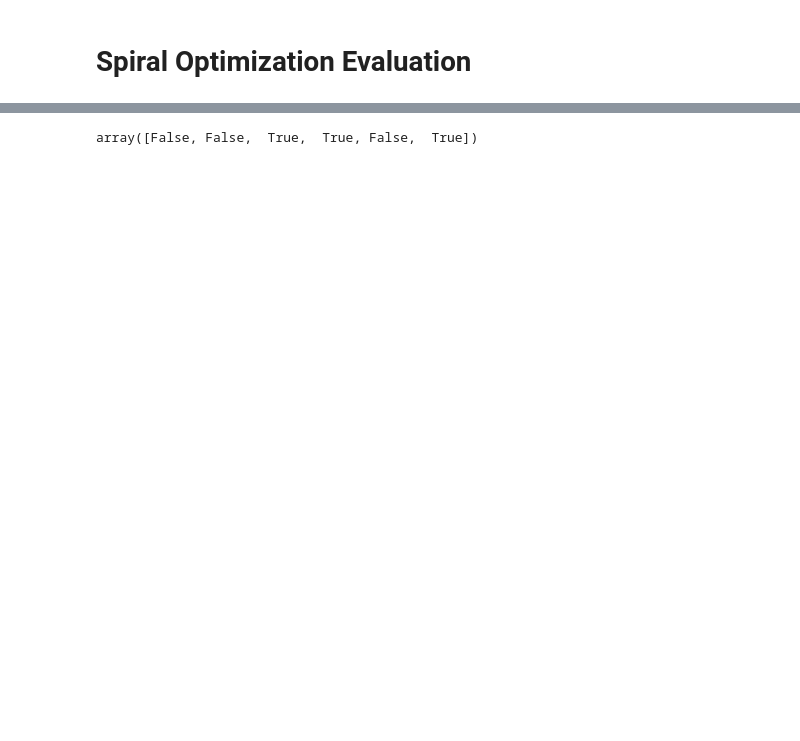
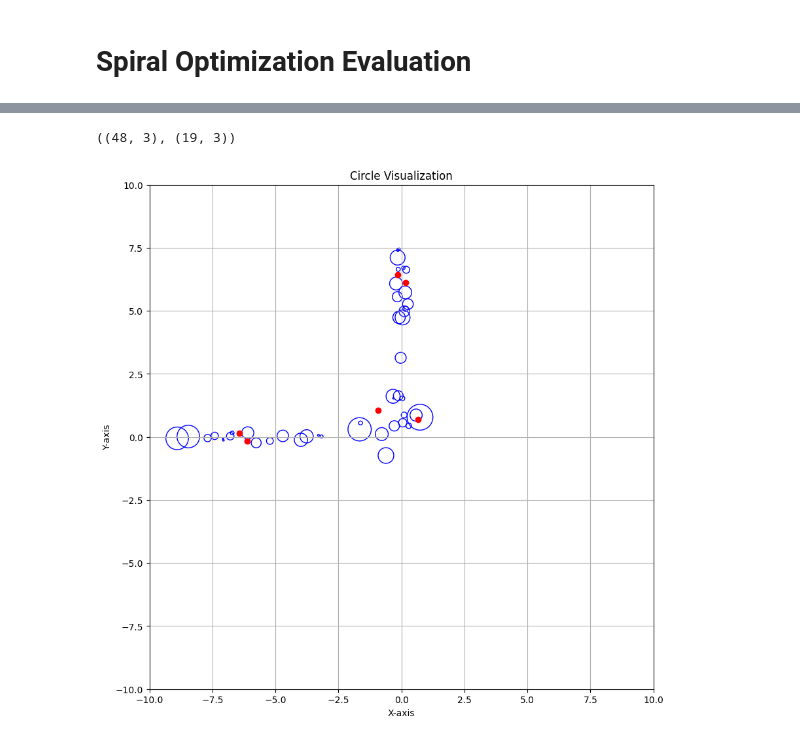
Before and after one commit to kevinsean-10/Thesis, a Jupyter notebook: Thesis - Python/Spiral Optimization/new/spo-new-2-root.ipynb, the cells around one changed output, grey strips where cells are left out. Cells and saved outputs as stored; diff of their text form; code cells hidden in the pictures; blank space fills up the shorter version.

```diff
--- a/Thesis - Python/Spiral Optimization/new/spo-new-2-root.ipynb
+++ b/Thesis - Python/Spiral Optimization/new/spo-new-2-root.ipynb
@@ -335,4 +326,53 @@ array([[ 0.16333332,  6.12243929],
-# %%
-unique_roots
-# %% [output]
-array([False, False,  True,  True, False,  True])
+# %%
+import pandas as pd
+import re
+import matplotlib.pyplot as plt
+
+sean = pd.read_csv(r"D:\OneDrive - Institut Teknologi Bandung\[AKADEMIK]\Semester 7-8\TA\Thesis\Thesis - Matlab\Spiral Optimization\cluster_sean.csv", header=None)
+bunovri = pd.read_csv(r"D:\OneDrive - Institut Teknologi Bandung\[AKADEMIK]\Semester 7-8\TA\Thesis\Thesis - Matlab\SpiralTest\cluster_bunovri.csv",header=None)
+sean.shape, bunovri.shape
+# %% [output]
+((48, 3), (19, 3))
+# %%
+def plot_circle(ax, center, radius):
+    # Extract x and y coordinates from the center array
+    x_center, y_center = center
+
+    # Plot the circle
+    circle = plt.Circle((x_center, y_center), radius, color='blue', fill=False)
+
+    # Add the circle to the plot
+    ax.add_artist(circle)
+
+    # Set equal aspect ratio to ensure the circle is displayed as a circle
+    ax.set_aspect('equal', adjustable='box')
+
+    # Set axis limits
+    ax.set_xlim(x_center - radius - 1, x_center + radius + 1)
+    ax.set_ylim(y_center - radius - 1, y_center + radius + 1)
+
+    # Set labels and title
+    ax.set_xlabel('X-axis')
+    ax.set_ylabel('Y-axis')
+    ax.set_title('Circle Visualization')
+    ax.grid(True)
+
+# Create a figure and axis
+fig, ax = plt.subplots(figsize=(10,10))
+
+# Define center points and radii for multiple circles
+centers = sean.iloc[:,:2].values
+radii = sean.iloc[:,2].values
+
+# Plot each circle
+for center, radius in zip(centers, radii):
+    plot_circle(ax, center, radius)
+
+ax.scatter(answ[:, 0], answ[:, 1], color='red', label='Points')
+
+ax.set_xlim(boundaries[0])
+ax.set_ylim(boundaries[1])
+# Show the plot
+plt.show()
+# %% [output]
+[figure, added]
```
Also changed, not shown: parts of 9 cells of this notebook, 7 other files.
